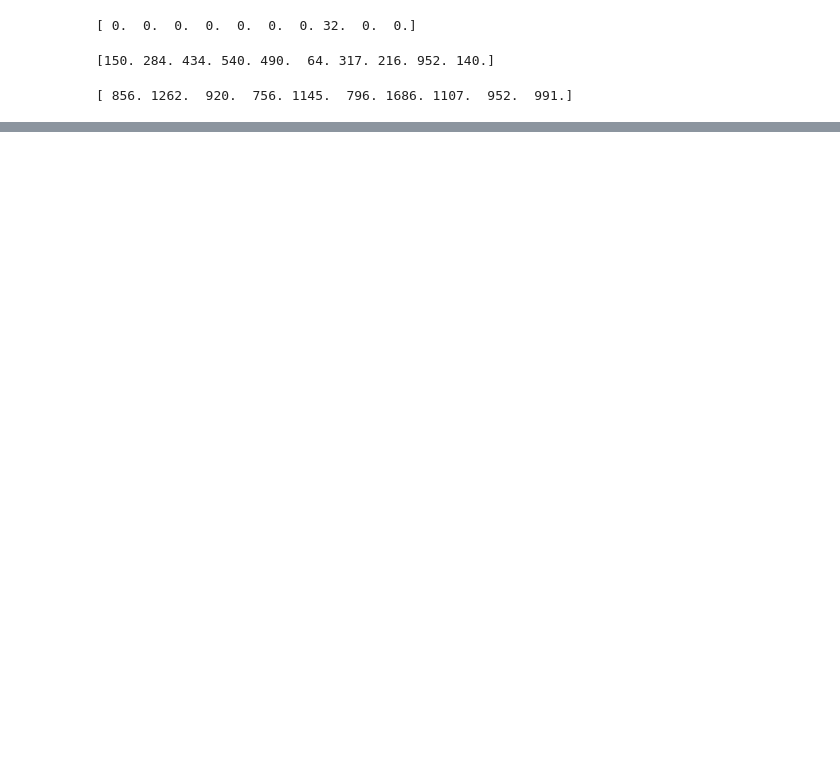
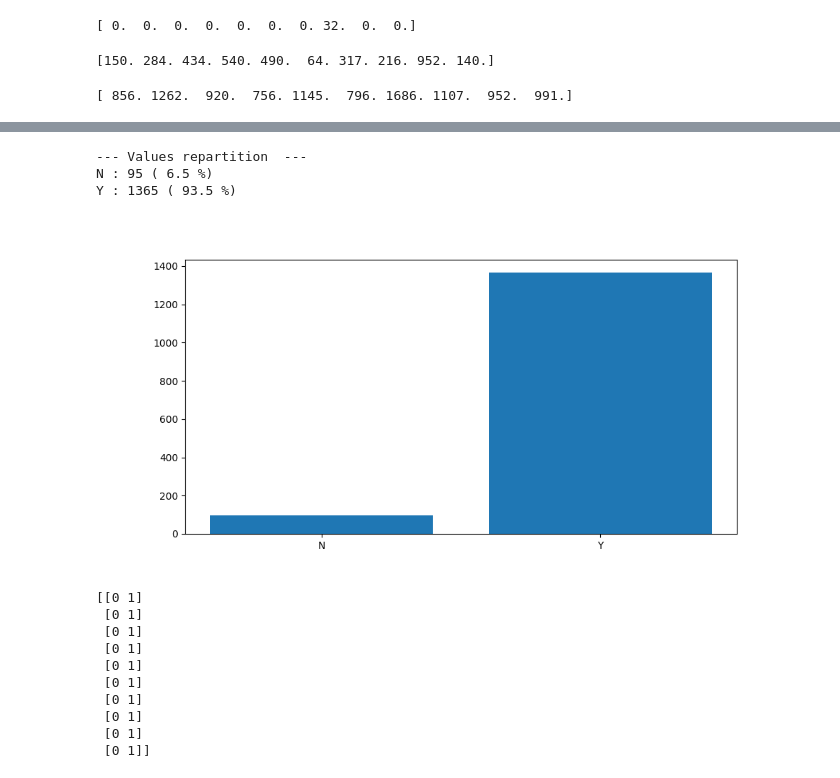
Before and after one commit to MaximeD34/house_price, a Jupyter notebook: data_processing.ipynb, the cells around one changed output, grey strips where cells are left out. Saved outputs shown, nothing was run; the diff lists cells and outputs as text; code cells hidden in the pictures; blank space fills up the shorter version.

```diff
--- a/data_processing.ipynb
+++ b/data_processing.ipynb
@@ -1107,0 +1119,25 @@ Fa + Po:  50
+# %%
+#CentralAir
+CentralAir = data[:,41].copy()
+uniqueCentralAir = np.array(["N", "Y"])
+
+printRepartion(CentralAir, uniqueCentralAir)
+plotRepartition(CentralAir, uniqueCentralAir)
+
+oneHotEncodedCentralAir = oneHotEncode(CentralAir, uniqueCentralAir)
+print(oneHotEncodedCentralAir[:10])
+# %% [output]
+--- Values repartition  ---
+N : 95 ( 6.5 %)
+Y : 1365 ( 93.5 %)
+[figure, added]
+[[0 1]
+ [0 1]
+ [0 1]
+ [0 1]
+ [0 1]
+ [0 1]
+ [0 1]
+ [0 1]
+ [0 1]
+ [0 1]]
```
Also changed, not shown: parts of 7 cells of this notebook.
